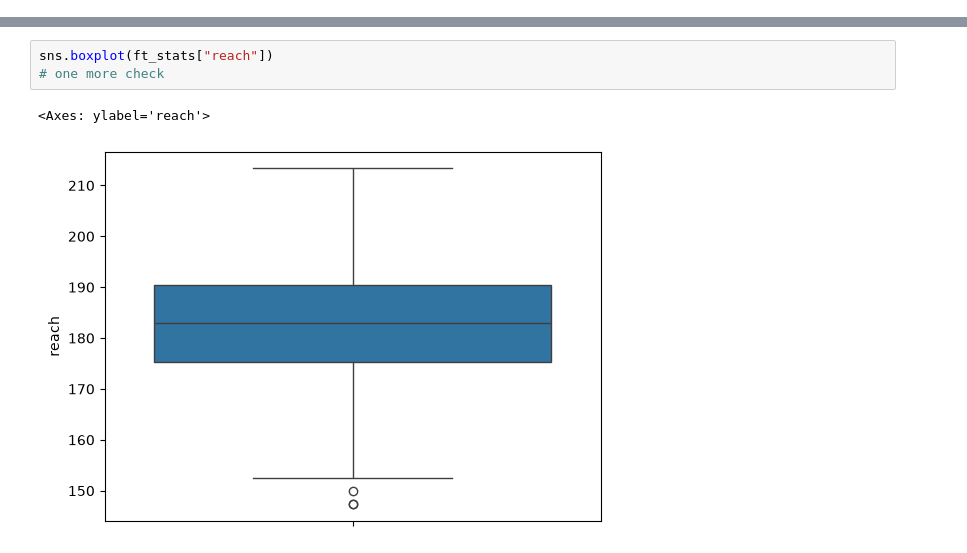
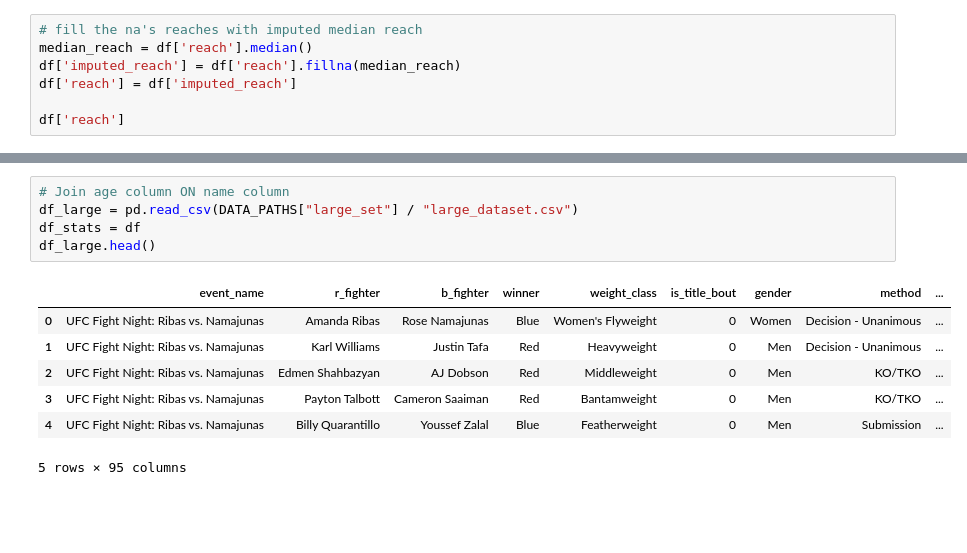
Before and after one commit to strait593/UFC-Prediction-Model, a Jupyter notebook: src/ufc_pred_model/fighters_stats_analysis.ipynb, the cells around one changed output, grey strips where cells are left out. Cells and saved outputs as stored; diff of their text form; blank space fills up the shorter version.

```diff
--- a/src/ufc_pred_model/fighters_stats_analysis.ipynb
+++ b/src/ufc_pred_model/fighters_stats_analysis.ipynb
@@ -32,0 +47,7 @@ ft_stats.describe()
+# %%
+# fill the na's reaches with imputed median reach
+median_reach = df['reach'].median()
+df['imputed_reach'] = df['reach'].fillna(median_reach)
+df['reach'] = df['imputed_reach']
+
+df['reach']
@@ -80,6 +123,13 @@ Name: reach, Length: 2479, dtype: float64
-# %%
-sns.boxplot(ft_stats["reach"])
-# one more check
-# %% [output]
-<Axes: ylabel='reach'>
-[figure, removed]
+# %%
+# Join age column ON name column
+df_large = pd.read_csv(DATA_PATHS["large_set"] / "large_dataset.csv")
+df_stats = df
+df_large.head()
+# %% [output]
+|  | event_name | r_fighter | b_fighter | winner | weight_class | is_title_bout | gender | method | ... |
+| 0 | UFC Fight Night: Ribas vs. Namajunas | Amanda Ribas | Rose Namajunas | Blue | Women's Flyweight | 0 | Women | Decision - Unanimous | ... |
+| 1 | UFC Fight Night: Ribas vs. Namajunas | Karl Williams | Justin Tafa | Red | Heavyweight | 0 | Men | Decision - Unanimous | ... |
+| 2 | UFC Fight Night: Ribas vs. Namajunas | Edmen Shahbazyan | AJ Dobson | Red | Middleweight | 0 | Men | KO/TKO | ... |
+| 3 | UFC Fight Night: Ribas vs. Namajunas | Payton Talbott | Cameron Saaiman | Red | Bantamweight | 0 | Men | KO/TKO | ... |
+| 4 | UFC Fight Night: Ribas vs. Namajunas | Billy Quarantillo | Youssef Zalal | Blue | Featherweight | 0 | Men | Submission | ... |
+5 rows × 95 columns
```
Also changed, not shown: parts of 21 cells of this notebook, 4 other files.
